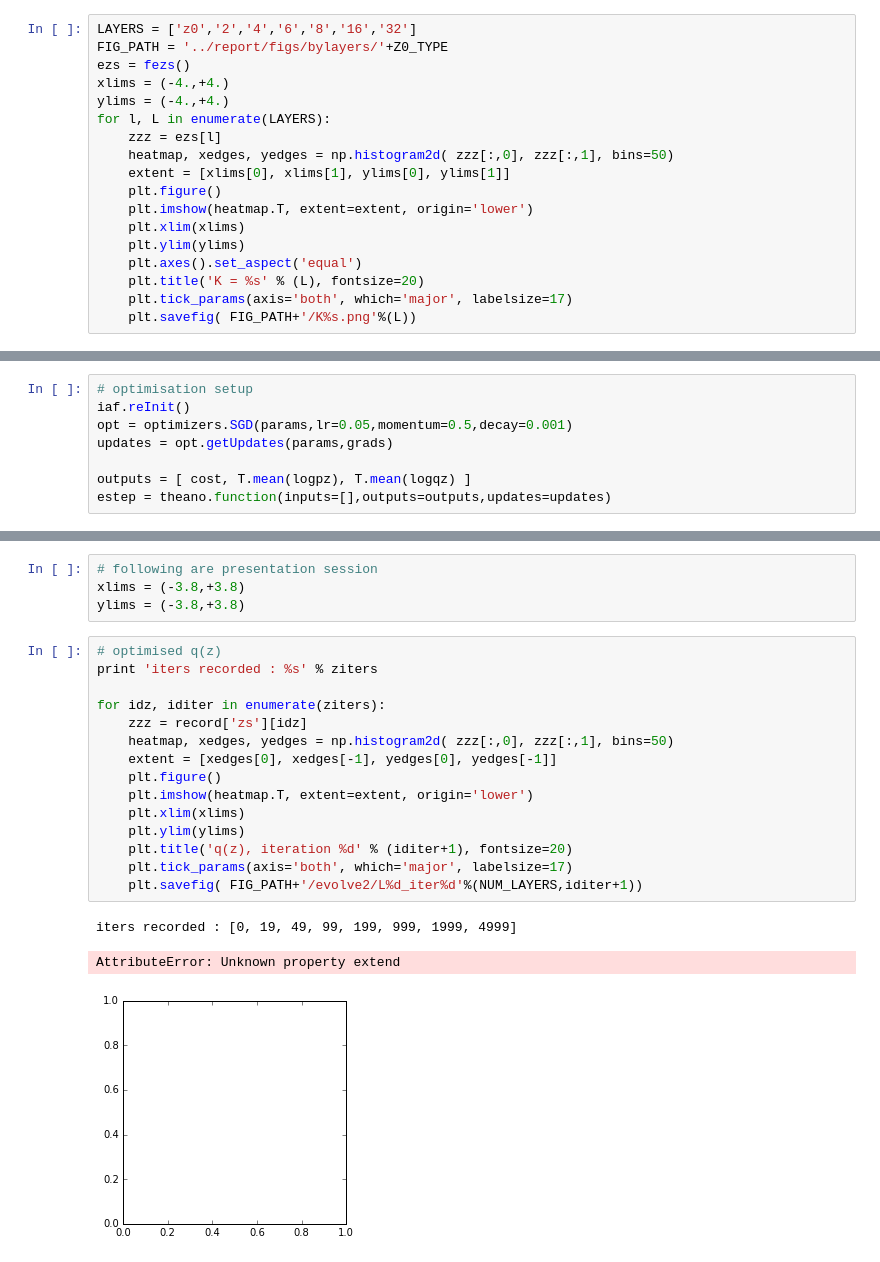
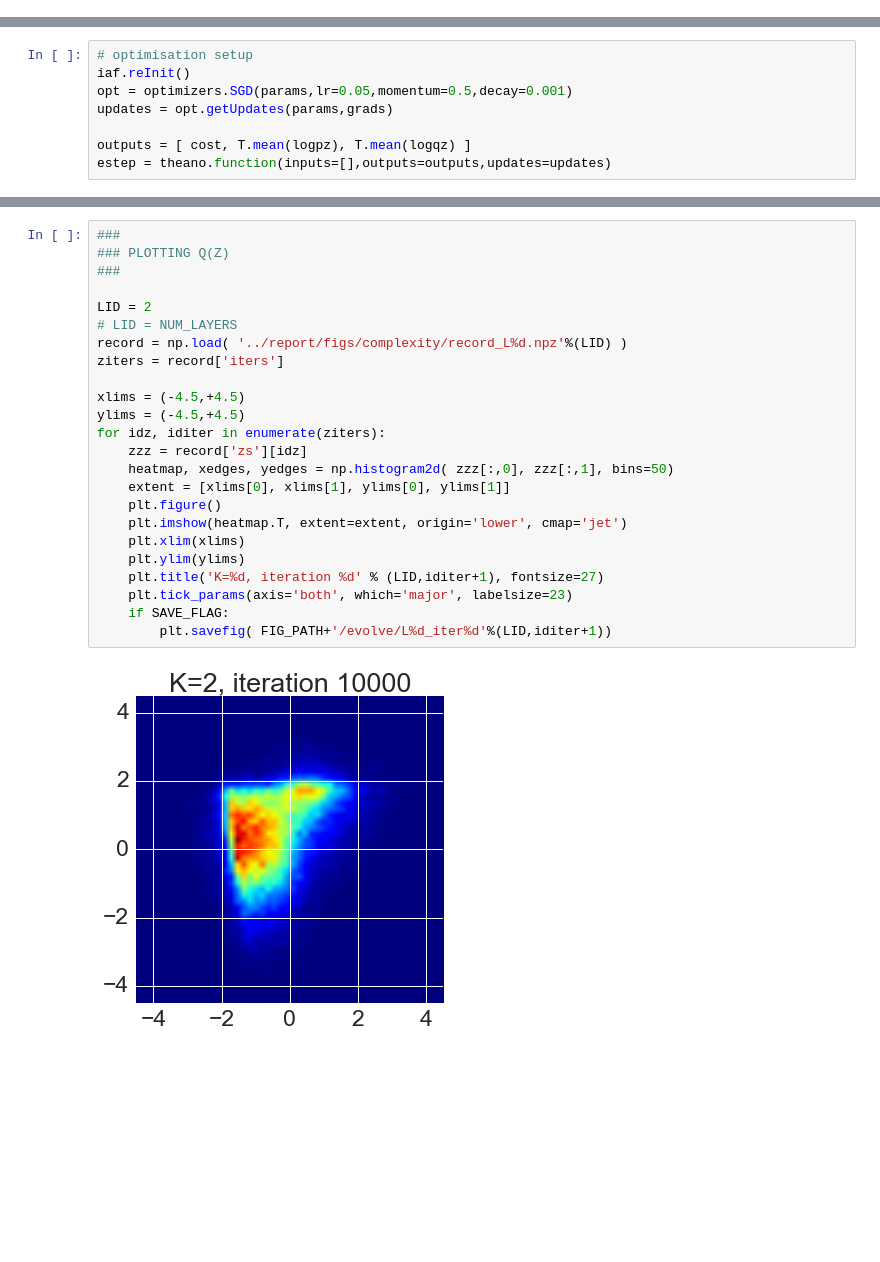
Before and after one commit to AndyZhang17/iaf2, a Jupyter notebook: phase1.ipynb, the cells around one changed output, grey strips where cells are left out. Cells and saved outputs as stored; diff of their text form; blank space fills up the shorter version.

```diff
--- a/phase1.ipynb
+++ b/phase1.ipynb
@@ -40,18 +26,0 @@ fezs = theano.function(inputs=[],outputs=[ zs[0],zs[4],zs[8],zs[12],zs[16],zs[32
-# %%
-LAYERS = ['z0','2','4','6','8','16','32']
-FIG_PATH = '../report/figs/bylayers/'+Z0_TYPE
-ezs = fezs()
-xlims = (-4.,+4.)
-ylims = (-4.,+4.)
-for l, L in enumerate(LAYERS):
-    zzz = ezs[l]
-    heatmap, xedges, yedges = np.histogram2d( zzz[:,0], zzz[:,1], bins=50)
-    extent = [xlims[0], xlims[1], ylims[0], ylims[1]]
-    plt.figure()
-    plt.imshow(heatmap.T, extent=extent, origin='lower')
-    plt.xlim(xlims)
-    plt.ylim(ylims)
-    plt.axes().set_aspect('equal')
-    plt.title('K = %s' % (L), fontsize=20)
-    plt.tick_params(axis='both', which='major', labelsize=17)
-    plt.savefig( FIG_PATH+'/K%s.png'%(L))
@@ -190,23 +179,26 @@ plt.legend()
-# %%
-# following are presentation session
-xlims = (-3.8,+3.8)
-ylims = (-3.8,+3.8)
 # %%
-# optimised q(z)
-print 'iters recorded : %s' % ziters
+###
+### PLOTTING Q(Z)
+###
 
+LID = 2
+# LID = NUM_LAYERS
+record = np.load( '../report/figs/complexity/record_L%d.npz'%(LID) )
+ziters = record['iters']
+
+xlims = (-4.5,+4.5)
+ylims = (-4.5,+4.5)
 for idz, iditer in enumerate(ziters):
     zzz = record['zs'][idz]
     heatmap, xedges, yedges = np.histogram2d( zzz[:,0], zzz[:,1], bins=50)
-    extent = [xedges[0], xedges[-1], yedges[0], yedges[-1]]
+    extent = [xlims[0], xlims[1], ylims[0], ylims[1]]
     plt.figure()
-    plt.imshow(heatmap.T, extent=extent, origin='lower')
+    plt.imshow(heatmap.T, extent=extent, origin='lower', cmap='jet')
     plt.xlim(xlims)
     plt.ylim(ylims)
-    plt.title('q(z), iteration %d' % (iditer+1), fontsize=20)
-    plt.tick_params(axis='both', which='major', labelsize=17)
-    plt.savefig( FIG_PATH+'/evolve2/L%d_iter%d'%(NUM_LAYERS,iditer+1))
+    plt.title('K=%d, iteration %d' % (LID,iditer+1), fontsize=27)
+    plt.tick_params(axis='both', which='major', labelsize=23)
+    if SAVE_FLAG:
+        plt.savefig( FIG_PATH+'/evolve/L%d_iter%d'%(LID,iditer+1))
 # %% [output]
-iters recorded : [0, 19, 49, 99, 199, 999, 1999, 4999]
-AttributeError: Unknown property extend
-[figure, old version]
+[figure, new version]
```
Also changed, not shown: parts of 15 cells of this notebook, 5 other files.
